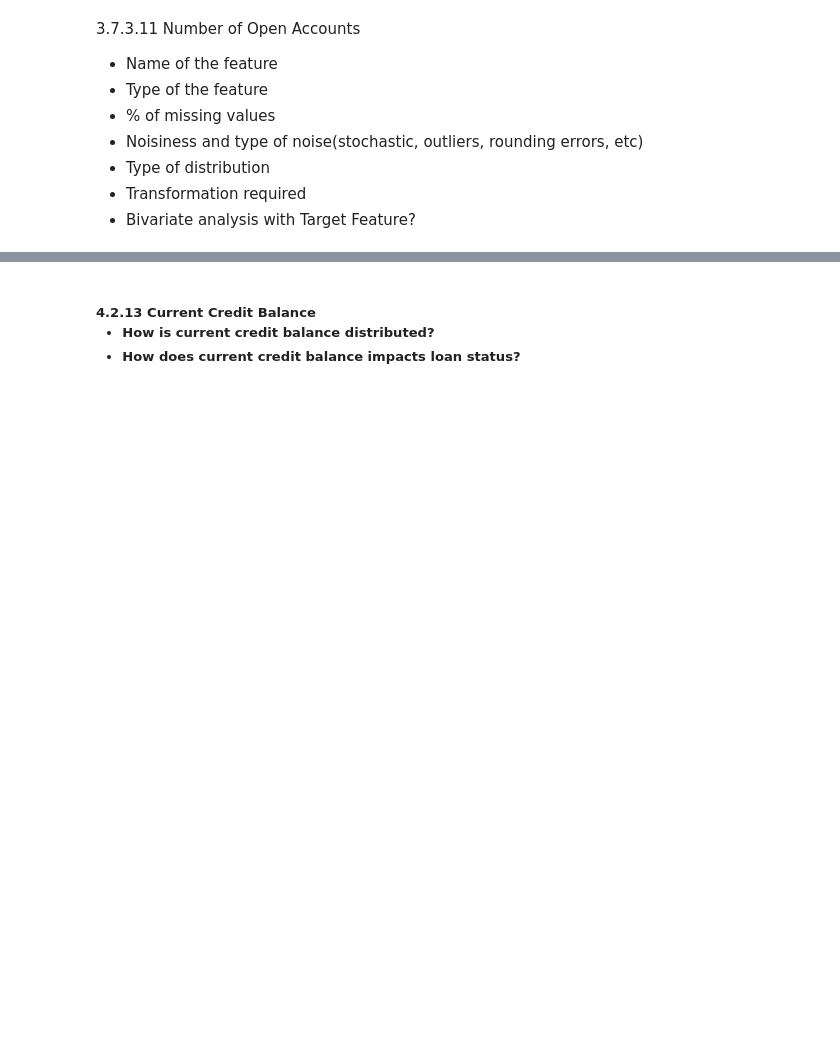
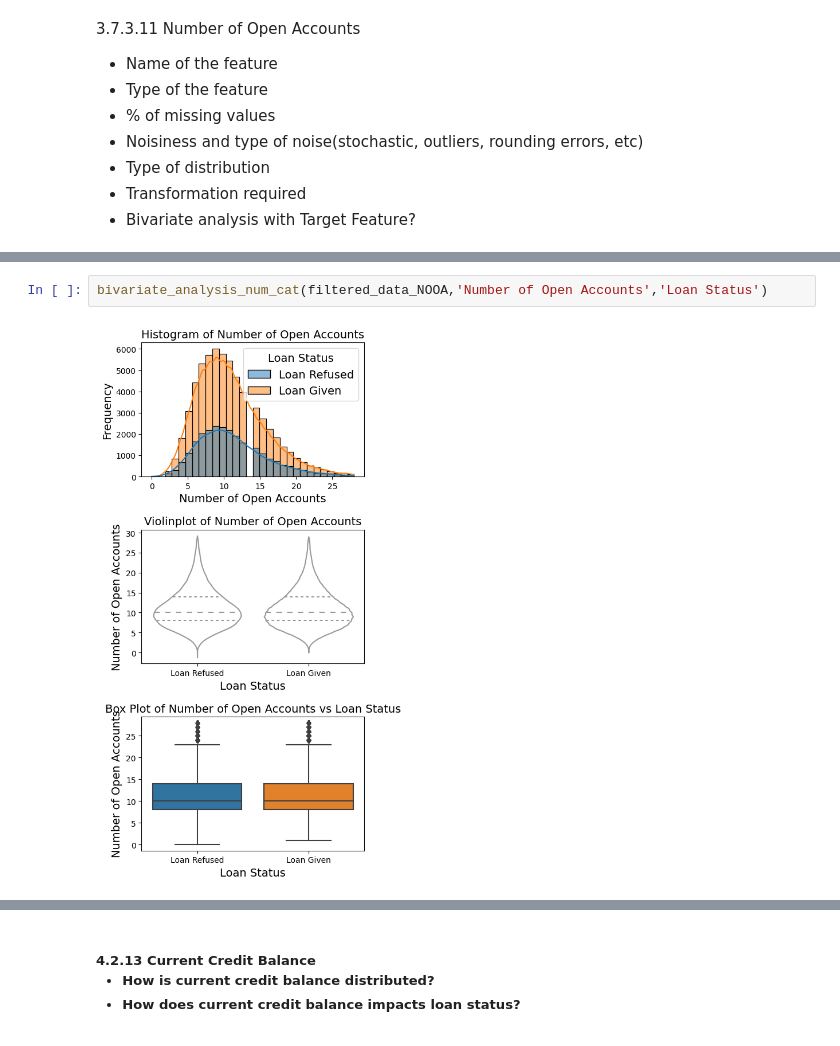
Before and after one commit to RohitDas92/Loan-Approval-Prediction-Project, a Jupyter notebook: loan_approval_prediction_V2.ipynb, the cells around one changed output, grey strips where cells are left out. Cells and saved outputs as stored; diff of their text form; blank space fills up the shorter version.

```diff
--- a/loan_approval_prediction_V2.ipynb
+++ b/loan_approval_prediction_V2.ipynb
@@ -1202,0 +1190,4 @@ plt.show()
+# %%
+bivariate_analysis_num_cat(filtered_data_NOOA,'Number of Open Accounts','Loan Status')
+# %% [output]
+[figure, added]
```
Also changed, not shown: parts of 28 cells of this notebook.
